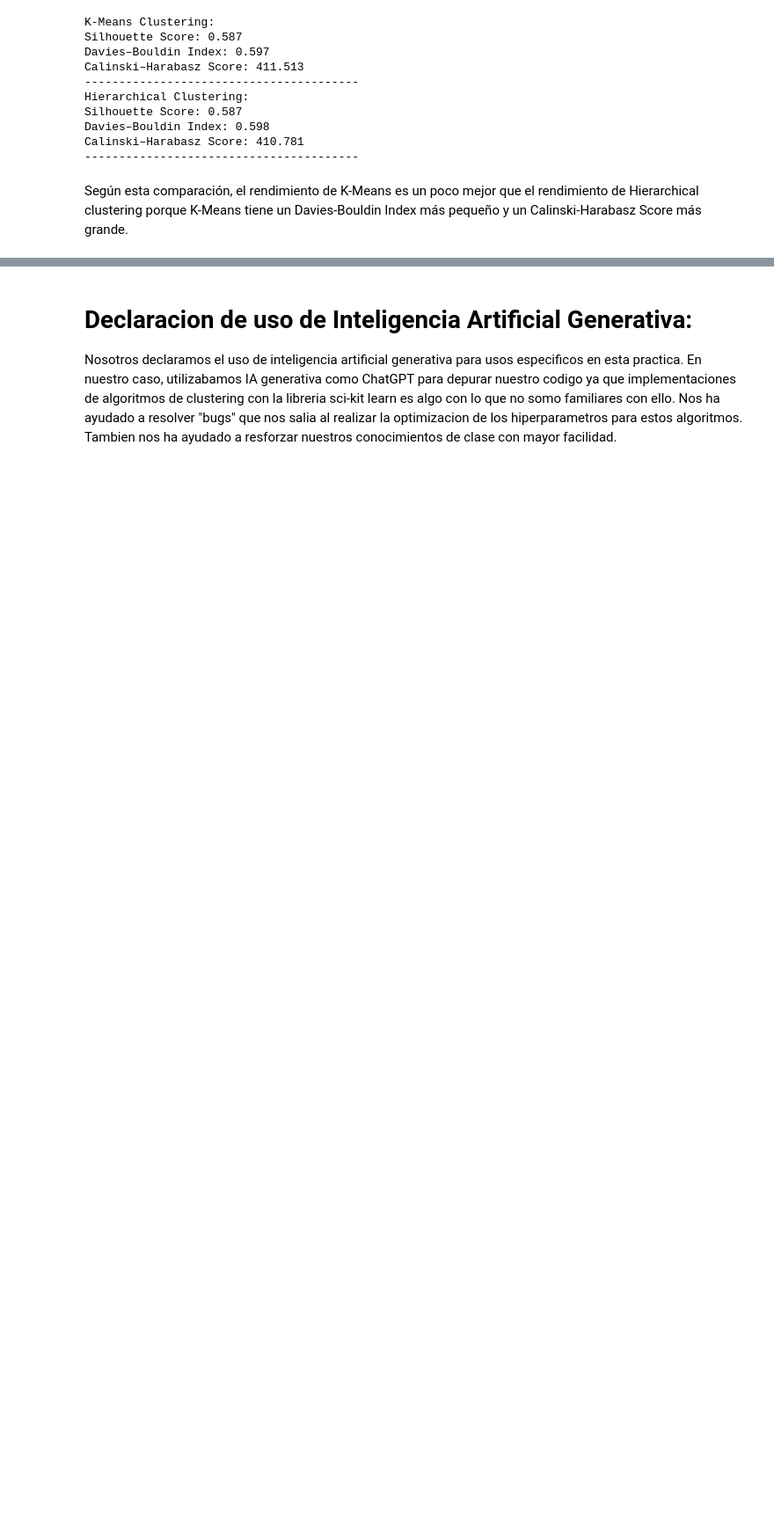
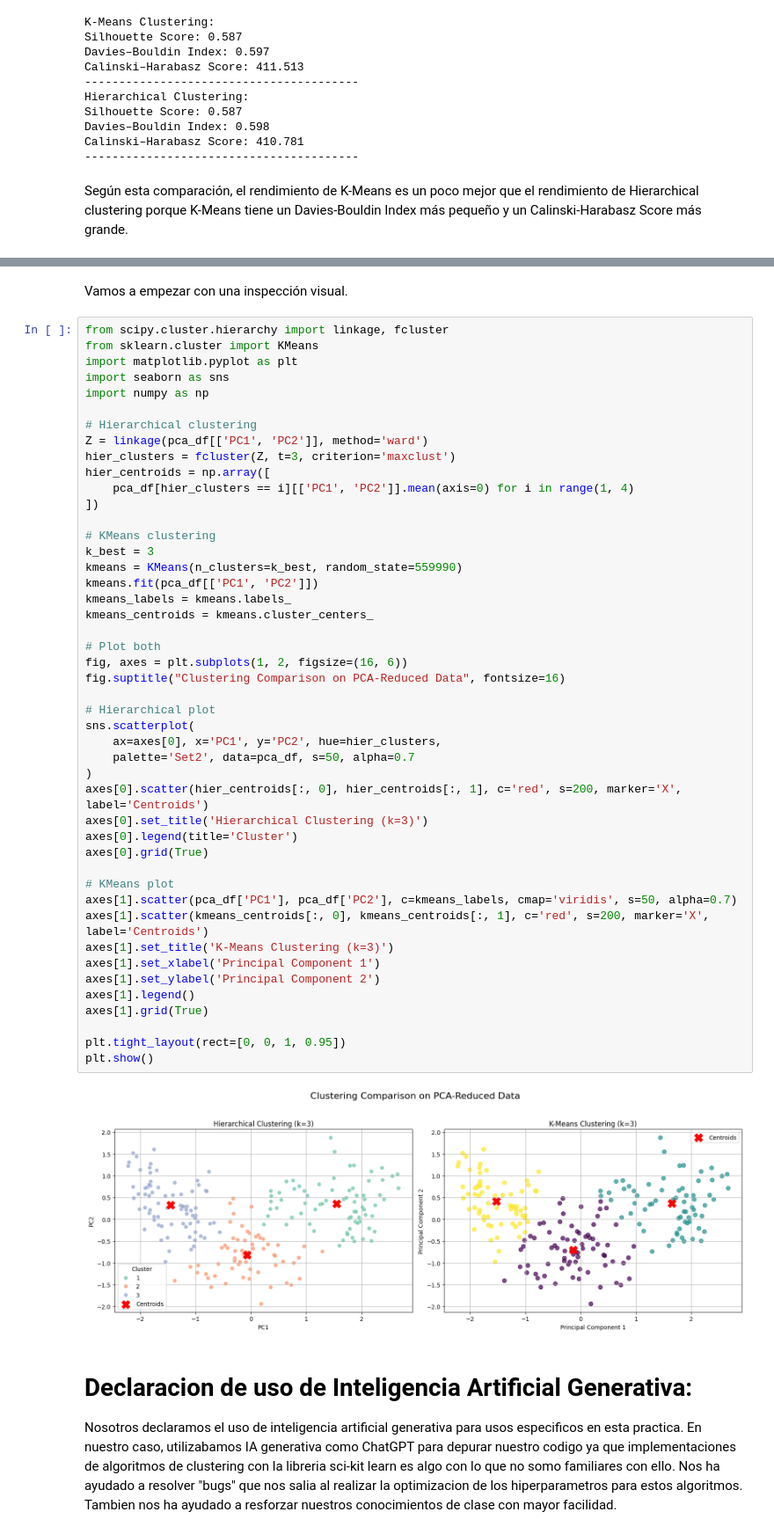
Before and after one commit to iborgstedt2848/ML_G84_G2_P2, a Jupyter notebook: segunda_práctica.ipynb, the cells around one changed output, grey strips where cells are left out. Shown at 88% size. Cells and saved outputs as stored; diff of their text form; blank space fills up the shorter version.

```diff
--- a/segunda_práctica.ipynb
+++ b/segunda_práctica.ipynb
@@ -286,3 +287,53 @@ Según esta comparación, el rendimiento de K-Means es un poco mejor que el rend
+# %% [markdown]
+Vamos a empezar con una inspección visual.
+# %%
+from scipy.cluster.hierarchy import linkage, fcluster
+from sklearn.cluster import KMeans
+import matplotlib.pyplot as plt
+import seaborn as sns
+import numpy as np
+
+# Hierarchical clustering
+Z = linkage(pca_df[['PC1', 'PC2']], method='ward')
+hier_clusters = fcluster(Z, t=3, criterion='maxclust')
+hier_centroids = np.array([
+    pca_df[hier_clusters == i][['PC1', 'PC2']].mean(axis=0) for i in range(1, 4)
+])
+
+# KMeans clustering
+k_best = 3
+kmeans = KMeans(n_clusters=k_best, random_state=559990)
+kmeans.fit(pca_df[['PC1', 'PC2']])
+kmeans_labels = kmeans.labels_
+kmeans_centroids = kmeans.cluster_centers_
+
+# Plot both
+fig, axes = plt.subplots(1, 2, figsize=(16, 6))
+fig.suptitle("Clustering Comparison on PCA-Reduced Data", fontsize=16)
+
+# Hierarchical plot
+sns.scatterplot(
+    ax=axes[0], x='PC1', y='PC2', hue=hier_clusters,
+    palette='Set2', data=pca_df, s=50, alpha=0.7
+)
+axes[0].scatter(hier_centroids[:, 0], hier_centroids[:, 1], c='red', s=200, marker='X', label='Centroids')
+axes[0].set_title('Hierarchical Clustering (k=3)')
+axes[0].legend(title='Cluster')
+axes[0].grid(True)
+
+# KMeans plot
+axes[1].scatter(pca_df['PC1'], pca_df['PC2'], c=kmeans_labels, cmap='viridis', s=50, alpha=0.7)
+axes[1].scatter(kmeans_centroids[:, 0], kmeans_centroids[:, 1], c='red', s=200, marker='X', label='Centroids')
+axes[1].set_title('K-Means Clustering (k=3)')
+axes[1].set_xlabel('Principal Component 1')
+axes[1].set_ylabel('Principal Component 2')
+axes[1].legend()
+axes[1].grid(True)
+
+plt.tight_layout(rect=[0, 0, 1, 0.95])
+plt.show()
+# %% [output]
+[figure, added]
 # %% [markdown]
 # Declaracion de uso de Inteligencia Artificial Generativa:
 
```
Also changed, not shown: parts of 8 cells of this notebook.
